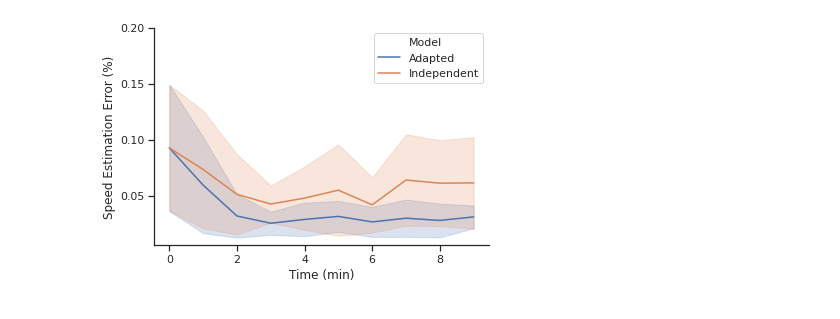
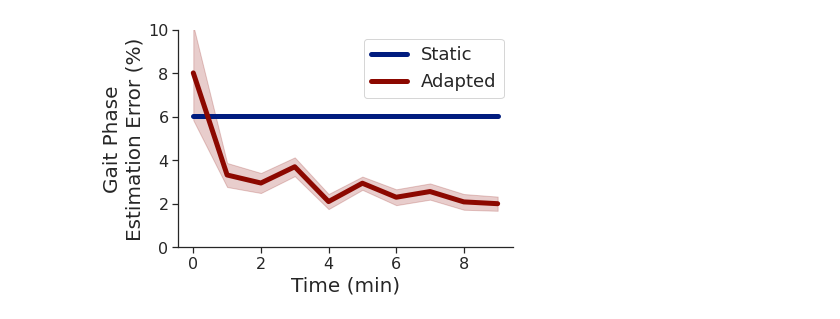
Before and after one commit to inseungkang/HipExo_OfflineModeClassification, a Jupyter notebook: Result Figure/OA_figure.ipynb, the cells around one changed output. Saved outputs shown, nothing was run; the diff lists cells and outputs as text; code cells hidden in the pictures.

```diff
--- a/Result Figure/OA_figure.ipynb
+++ b/Result Figure/OA_figure.ipynb
@@ -24,9 +20,3 @@ result1 = pd.read_excel(data_path, header=0)
 raw_dir = "/content/drive/My Drive/ML Data/Offline Mode Classification Result/"
 data_path = raw_dir + "speed.xlsx"
 result2 = pd.read_excel(data_path, header=0)
-# %%
-image1 = sns.lineplot(x="Time (min)", y ="Gait Phase Estimation Error (%)", hue = "Model", ci="sd" ,data = result1)
-sns.set(style="white", context="talk", palette="deep")
-sns.set(style="ticks")
-image1.set_xticks(np.arange(0, 10, 2))
-sns.despine()
@@ -35,9 +23,11 @@ sns.despine()
-# %%
-image2 = sns.lineplot(x="Time (min)", y ="Speed Estimation Error (%)", hue = "Model", ci="sd" ,data = result2)
-sns.set(style="white", context="talk", palette="deep")
-sns.set(style="ticks")
-image2.set_yticks(np.arange(0.05, 0.25,0.05))
-image2.set_xticks(np.arange(0, 10, 2))
-sns.despine()
-# %% [output]
-[figure, removed]
+# %%
+palette = [(0.0, 0.10980392156862745, 0.4980392156862745), (0.5490196078431373, 0.03137254901960784, 0.0)]
+image1 = sns.lineplot(x="Time (min)", y ="Gait Phase Estimation Error (%)", hue = "Model", ci="sd" ,data = result1, linewidth = 5, palette= palette)
+image1.set(ylim=(0, 10))
+image1.tick_params(labelsize=16)
+image1.set_xlabel("Time (min)", fontsize=20)
+image1.set_ylabel("Gait Phase\nEstimation Error (%)", fontsize=20)
+image1.legend(labels=['Static', 'Adapted'], fontsize=18)
+sns.despine()
+# %% [output]
+[figure, added]
```
Also changed, not shown: parts of 4 cells of this notebook.
